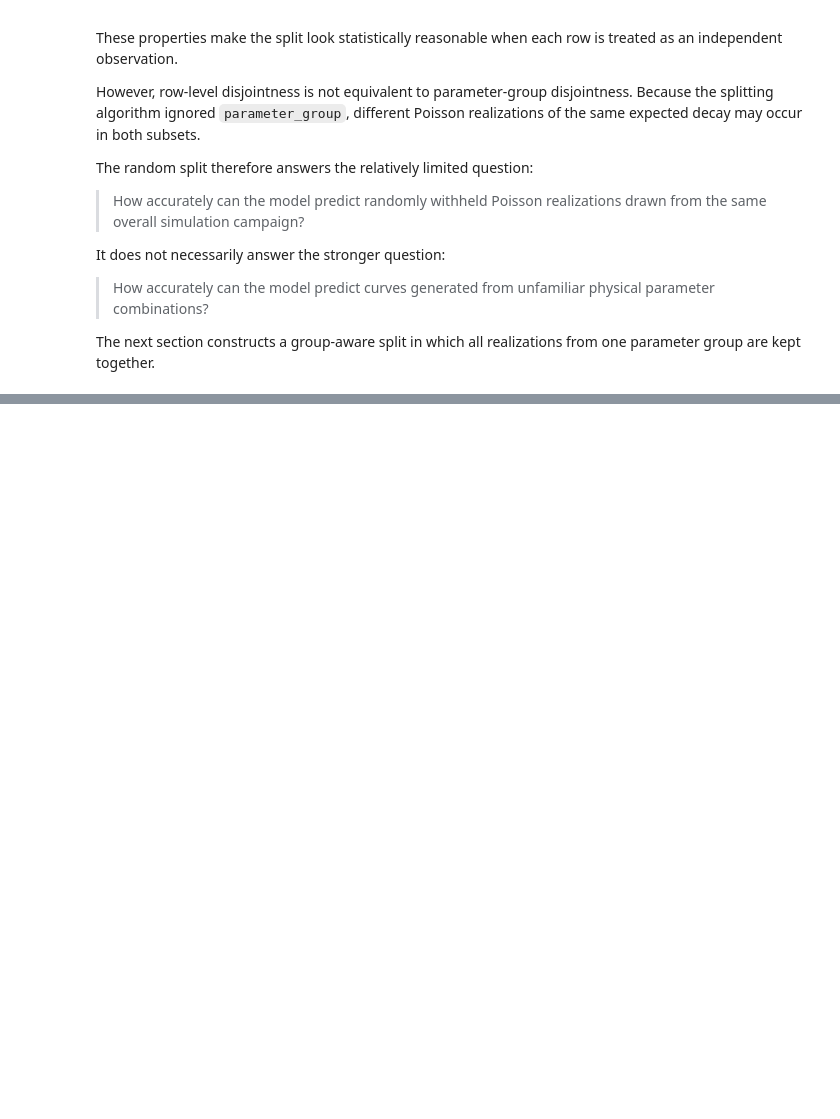
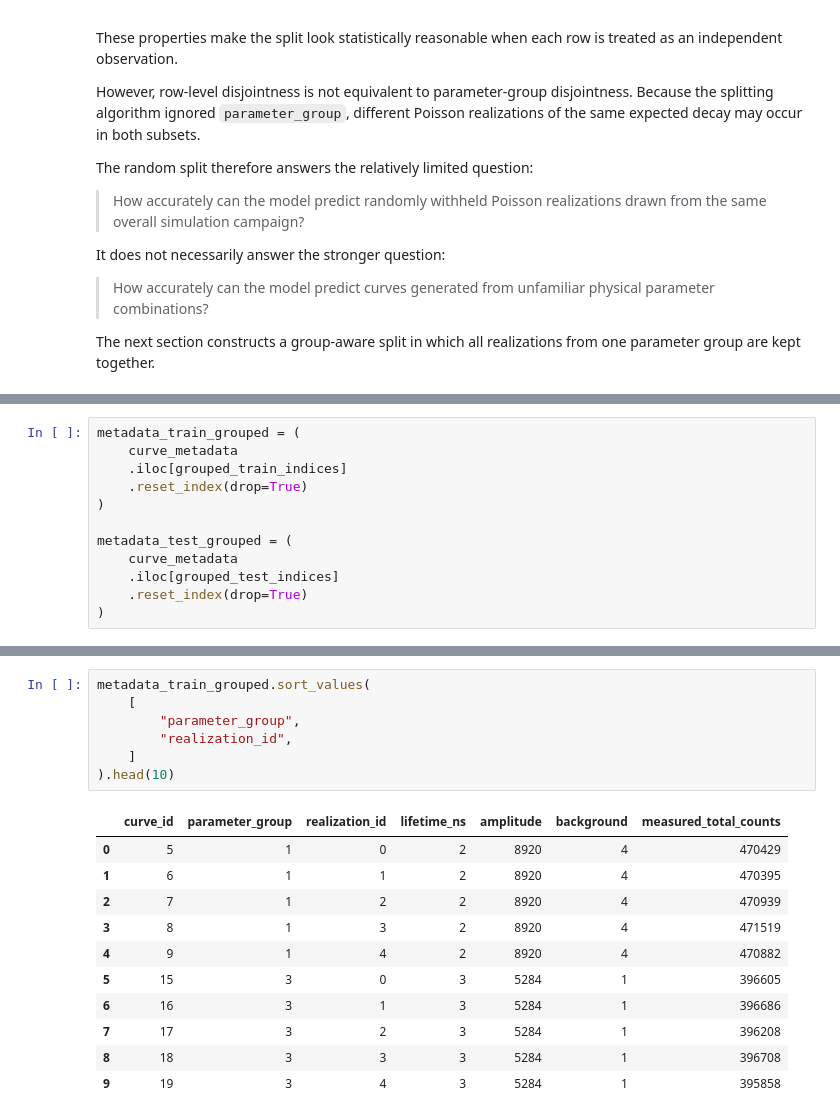
Before and after one commit to moryev/tcspc-lifetime-toolkit, a Jupyter notebook: notebooks/05_data_leakage_and_grouped_evaluation.ipynb, the cells around one changed output, grey strips where cells are left out. Saved outputs shown, nothing was run; the diff lists cells and outputs as text; blank space fills up the shorter version.

```diff
--- a/notebooks/05_data_leakage_and_grouped_evaluation.ipynb
+++ b/notebooks/05_data_leakage_and_grouped_evaluation.ipynb
@@ -896,0 +996,12 @@ The next section constructs a group-aware split in which all realizations from o
+# %%
+metadata_train_grouped = (
+    curve_metadata
+    .iloc[grouped_train_indices]
+    .reset_index(drop=True)
+)
+
+metadata_test_grouped = (
+    curve_metadata
+    .iloc[grouped_test_indices]
+    .reset_index(drop=True)
+)
@@ -896,0 +1189,19 @@ The next section constructs a group-aware split in which all realizations from o
+# %%
+metadata_train_grouped.sort_values(
+    [
+        "parameter_group",
+        "realization_id",
+    ]
+).head(10)
+# %% [output]
+|  | curve_id | parameter_group | realization_id | lifetime_ns | amplitude | background | measured_total_counts |
+| 0 | 5 | 1 | 0 | 2 | 8920 | 4 | 470429 |
+| 1 | 6 | 1 | 1 | 2 | 8920 | 4 | 470395 |
+| 2 | 7 | 1 | 2 | 2 | 8920 | 4 | 470939 |
+| 3 | 8 | 1 | 3 | 2 | 8920 | 4 | 471519 |
+| 4 | 9 | 1 | 4 | 2 | 8920 | 4 | 470882 |
+| 5 | 15 | 3 | 0 | 3 | 5284 | 1 | 396605 |
+| 6 | 16 | 3 | 1 | 3 | 5284 | 1 | 396686 |
+| 7 | 17 | 3 | 2 | 3 | 5284 | 1 | 396208 |
+| 8 | 18 | 3 | 3 | 3 | 5284 | 1 | 396708 |
+| 9 | 19 | 3 | 4 | 3 | 5284 | 1 | 395858 |
```
Also changed, not shown: parts of 27 cells of this notebook.
